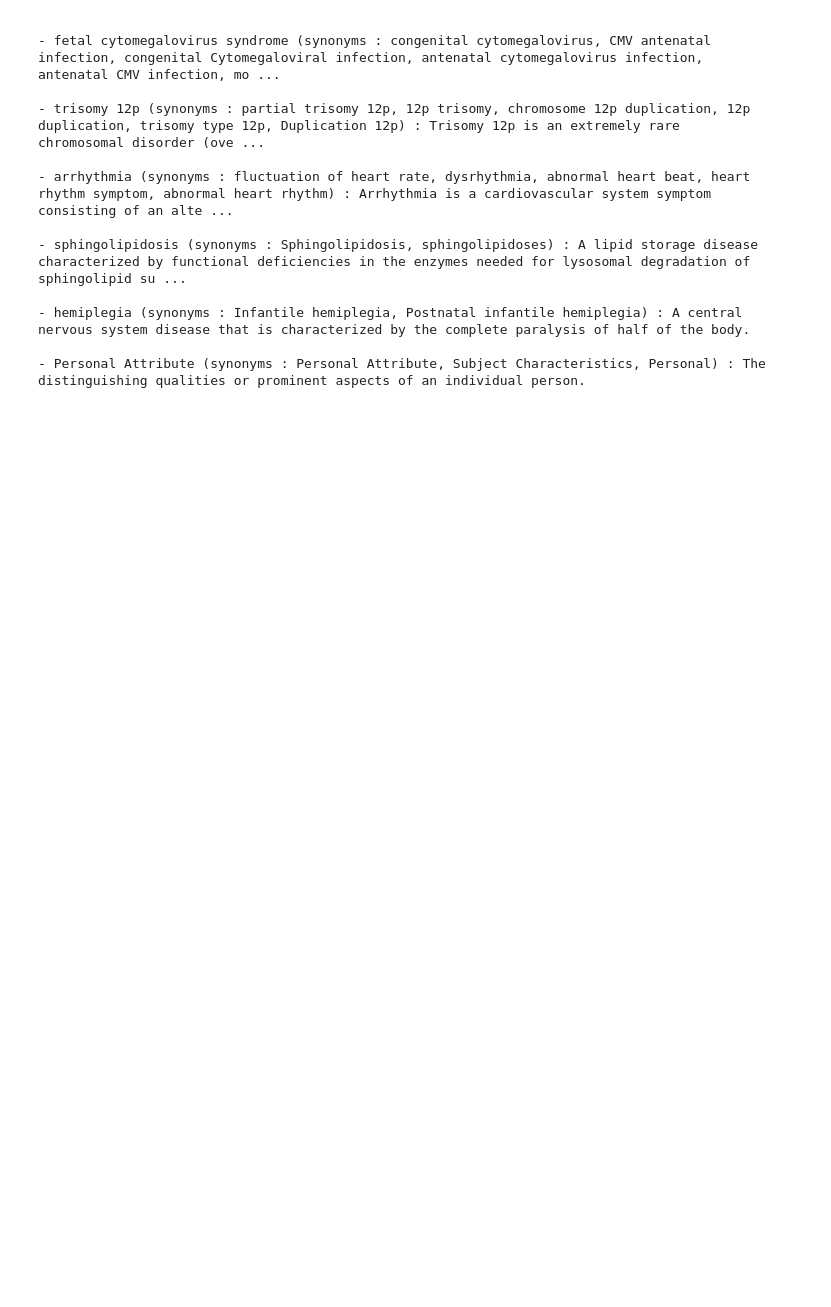
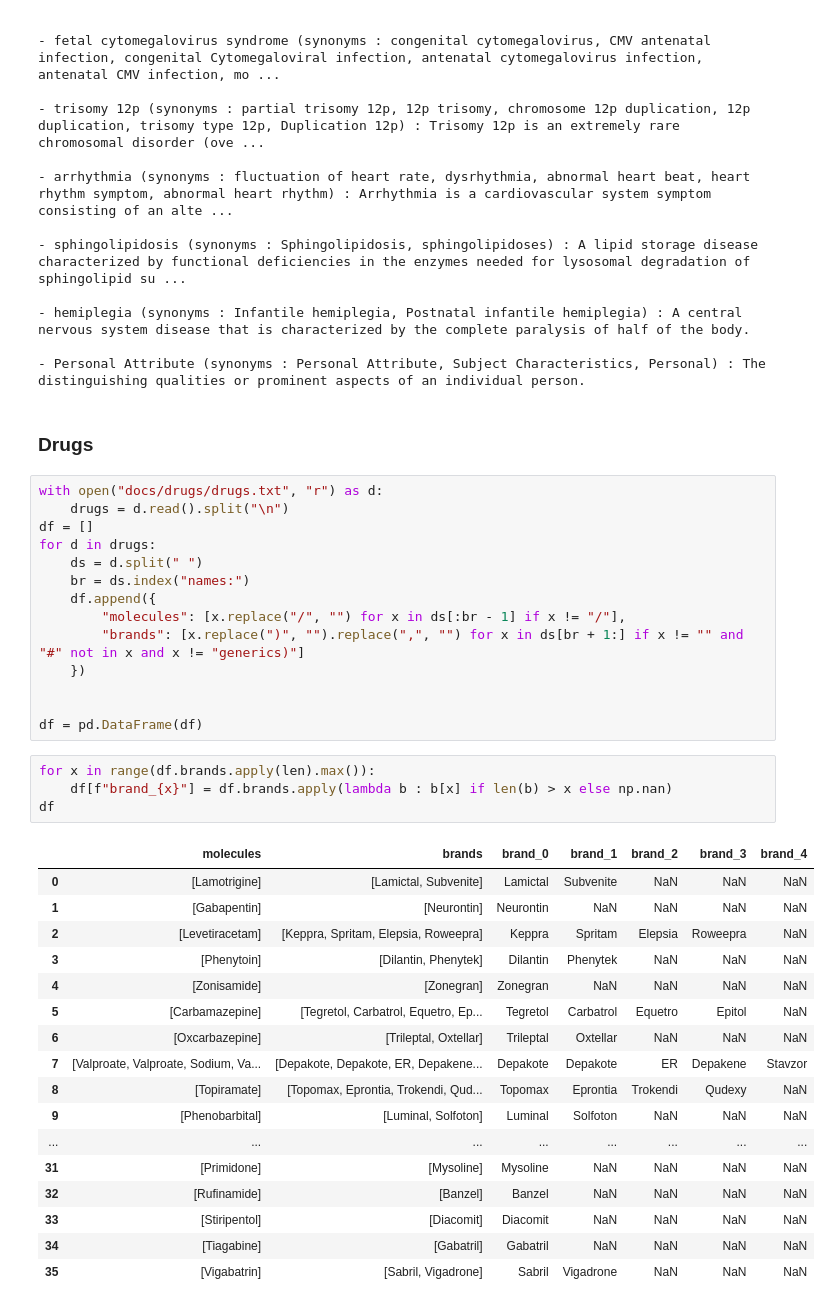
Before and after one commit to magantoine/EpiLLM, a Jupyter notebook: notebooks/ontology_study.ipynb, the cells around one changed output. Cells and saved outputs as stored; diff of their text form; blank space fills up the shorter version.

Commit message:
adds drugs study

```diff
--- a/notebooks/ontology_study.ipynb
+++ b/notebooks/ontology_study.ipynb
@@ -86,3 +90,41 @@ print(t)
 - hemiplegia (synonyms : Infantile hemiplegia, Postnatal infantile hemiplegia) : A central nervous system disease that is characterized by the complete paralysis of half of the body.
 
 - Personal Attribute (synonyms : Personal Attribute, Subject Characteristics, Personal) : The distinguishing qualities or prominent aspects of an individual person.
+# %% [markdown]
+### Drugs
+# %%
+with open("docs/drugs/drugs.txt", "r") as d:
+    drugs = d.read().split("\n")
+df = []
+for d in drugs:
+    ds = d.split(" ")
+    br = ds.index("names:")
+    df.append({
+        "molecules": [x.replace("/", "") for x in ds[:br - 1] if x != "/"],
+        "brands": [x.replace(")", "").replace(",", "") for x in ds[br + 1:] if x != "" and "#" not in x and x != "generics)"]
+    })
+
+
+df = pd.DataFrame(df)
+# %%
+for x in range(df.brands.apply(len).max()):
+    df[f"brand_{x}"] = df.brands.apply(lambda b : b[x] if len(b) > x else np.nan)
+df
+# %% [output]
+|  | molecules | brands | brand_0 | brand_1 | brand_2 | brand_3 | brand_4 |
+| 0 | [Lamotrigine] | [Lamictal, Subvenite] | Lamictal | Subvenite | NaN | NaN | NaN |
+| 1 | [Gabapentin] | [Neurontin] | Neurontin | NaN | NaN | NaN | NaN |
+| 2 | [Levetiracetam] | [Keppra, Spritam, Elepsia, Roweepra] | Keppra | Spritam | Elepsia | Roweepra | NaN |
+| 3 | [Phenytoin] | [Dilantin, Phenytek] | Dilantin | Phenytek | NaN | NaN | NaN |
+| 4 | [Zonisamide] | [Zonegran] | Zonegran | NaN | NaN | NaN | NaN |
+| 5 | [Carbamazepine] | [Tegretol, Carbatrol, Equetro, Ep... | Tegretol | Carbatrol | Equetro | Epitol | NaN |
+| 6 | [Oxcarbazepine] | [Trileptal, Oxtellar] | Trileptal | Oxtellar | NaN | NaN | NaN |
+| 7 | [Valproate, Valproate, Sodium, Va... | [Depakote, Depakote, ER, Depakene... | Depakote | Depakote | ER | Depakene | Stavzor |
+| 8 | [Topiramate] | [Topomax, Eprontia, Trokendi, Qud... | Topomax | Eprontia | Trokendi | Qudexy | NaN |
+| 9 | [Phenobarbital] | [Luminal, Solfoton] | Luminal | Solfoton | NaN | NaN | NaN |
+| ... | ... | ... | ... | ... | ... | ... | ... |
+| 31 | [Primidone] | [Mysoline] | Mysoline | NaN | NaN | NaN | NaN |
+| 32 | [Rufinamide] | [Banzel] | Banzel | NaN | NaN | NaN | NaN |
+| 33 | [Stiripentol] | [Diacomit] | Diacomit | NaN | NaN | NaN | NaN |
+| 34 | [Tiagabine] | [Gabatril] | Gabatril | NaN | NaN | NaN | NaN |
+| 35 | [Vigabatrin] | [Sabril, Vigadrone] | Sabril | Vigadrone | NaN | NaN | NaN |
```
Also changed, not shown: parts of 5 cells of this notebook.
